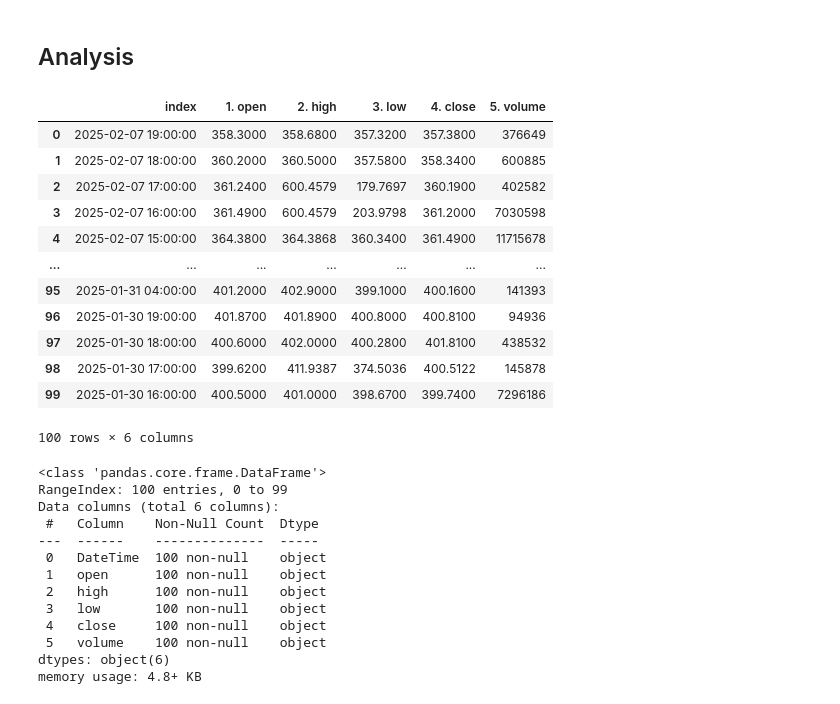
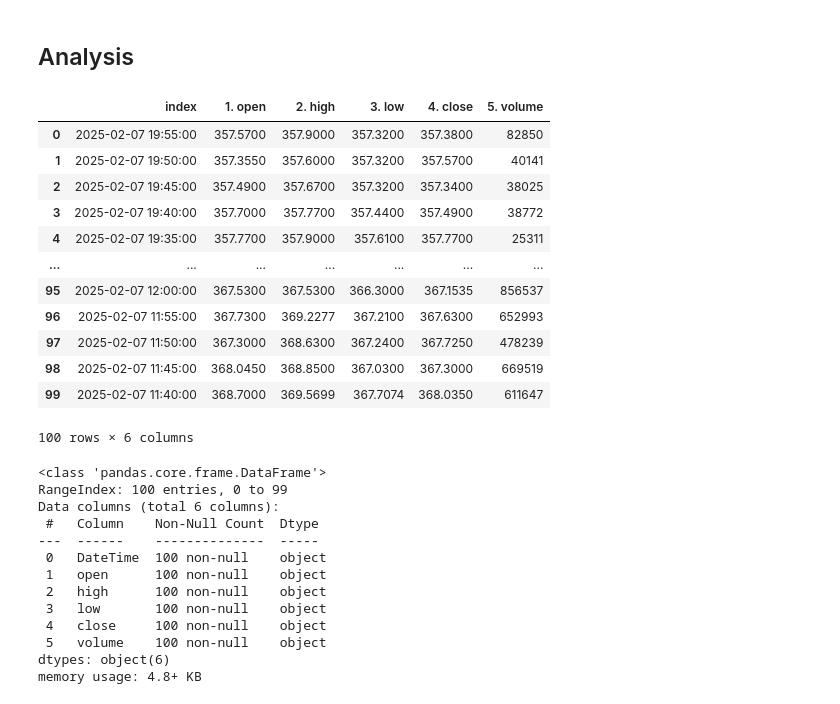
Before and after one commit to Fisch95/Stock_Price_Prediciton, a Jupyter notebook: stockpreds.ipynb, the cells around one changed output. Cells and saved outputs as stored; diff of their text form; code cells hidden in the pictures.

```diff
--- a/stockpreds.ipynb
+++ b/stockpreds.ipynb
@@ -24,30 +28,30 @@ from xgboost import XGBRegressor
 # %%
 # Connect with Stock market API and create DataFrame.
     # Use 60 minute intervals and Tesla stock.
     # Transpose the data for simplification and easy reading.
-url = url = 'https://www.alphavantage.co/query?function=TIME_SERIES_INTRADAY&symbol=TSLA&interval=60min&apikey=4DRQ3QJQN5FVYRA9'
+url = url = 'https://www.alphavantage.co/query?function=TIME_SERIES_INTRADAY&symbol=TSLA&interval=5min&apikey=4DRQ3QJQN5FVYRA9'
 r = requests.get(url)
 data = r.json()
 
-data = data['Time Series (60min)']
+data = data['Time Series (5min)']
 df = pd.DataFrame(data)
 
 df = df.T.reset_index()
 
 df
 # %% [output]
 |  | index | 1. open | 2. high | 3. low | 4. close | 5. volume |
-| 0 | 2025-02-07 19:00:00 | 358.3000 | 358.6800 | 357.3200 | 357.3800 | 376649 |
-| 1 | 2025-02-07 18:00:00 | 360.2000 | 360.5000 | 357.5800 | 358.3400 | 600885 |
-| 2 | 2025-02-07 17:00:00 | 361.2400 | 600.4579 | 179.7697 | 360.1900 | 402582 |
-| 3 | 2025-02-07 16:00:00 | 361.4900 | 600.4579 | 203.9798 | 361.2000 | 7030598 |
-| 4 | 2025-02-07 15:00:00 | 364.3800 | 364.3868 | 360.3400 | 361.4900 | 11715678 |
+| 0 | 2025-02-07 19:55:00 | 357.5700 | 357.9000 | 357.3200 | 357.3800 | 82850 |
+| 1 | 2025-02-07 19:50:00 | 357.3550 | 357.6000 | 357.3200 | 357.5700 | 40141 |
+| 2 | 2025-02-07 19:45:00 | 357.4900 | 357.6700 | 357.3200 | 357.3400 | 38025 |
+| 3 | 2025-02-07 19:40:00 | 357.7000 | 357.7700 | 357.4400 | 357.4900 | 38772 |
+| 4 | 2025-02-07 19:35:00 | 357.7700 | 357.9000 | 357.6100 | 357.7700 | 25311 |
 | ... | ... | ... | ... | ... | ... | ... |
-| 95 | 2025-01-31 04:00:00 | 401.2000 | 402.9000 | 399.1000 | 400.1600 | 141393 |
-| 96 | 2025-01-30 19:00:00 | 401.8700 | 401.8900 | 400.8000 | 400.8100 | 94936 |
-| 97 | 2025-01-30 18:00:00 | 400.6000 | 402.0000 | 400.2800 | 401.8100 | 438532 |
-| 98 | 2025-01-30 17:00:00 | 399.6200 | 411.9387 | 374.5036 | 400.5122 | 145878 |
-| 99 | 2025-01-30 16:00:00 | 400.5000 | 401.0000 | 398.6700 | 399.7400 | 7296186 |
+| 95 | 2025-02-07 12:00:00 | 367.5300 | 367.5300 | 366.3000 | 367.1535 | 856537 |
+| 96 | 2025-02-07 11:55:00 | 367.7300 | 369.2277 | 367.2100 | 367.6300 | 652993 |
+| 97 | 2025-02-07 11:50:00 | 367.3000 | 368.6300 | 367.2400 | 367.7250 | 478239 |
+| 98 | 2025-02-07 11:45:00 | 368.0450 | 368.8500 | 367.0300 | 367.3000 | 669519 |
+| 99 | 2025-02-07 11:40:00 | 368.7000 | 369.5699 | 367.7074 | 368.0350 | 611647 |
 100 rows × 6 columns
 # %%
 # Rename the column names to remove excess digits and 'index' label.
```
Also changed, not shown: parts of 15 cells of this notebook.
